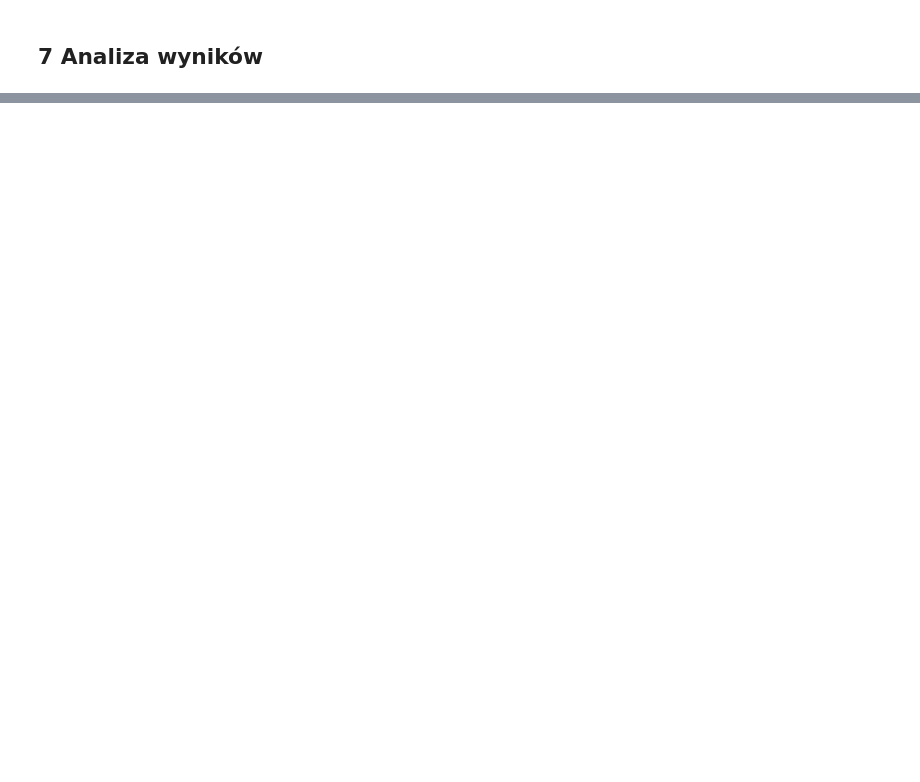
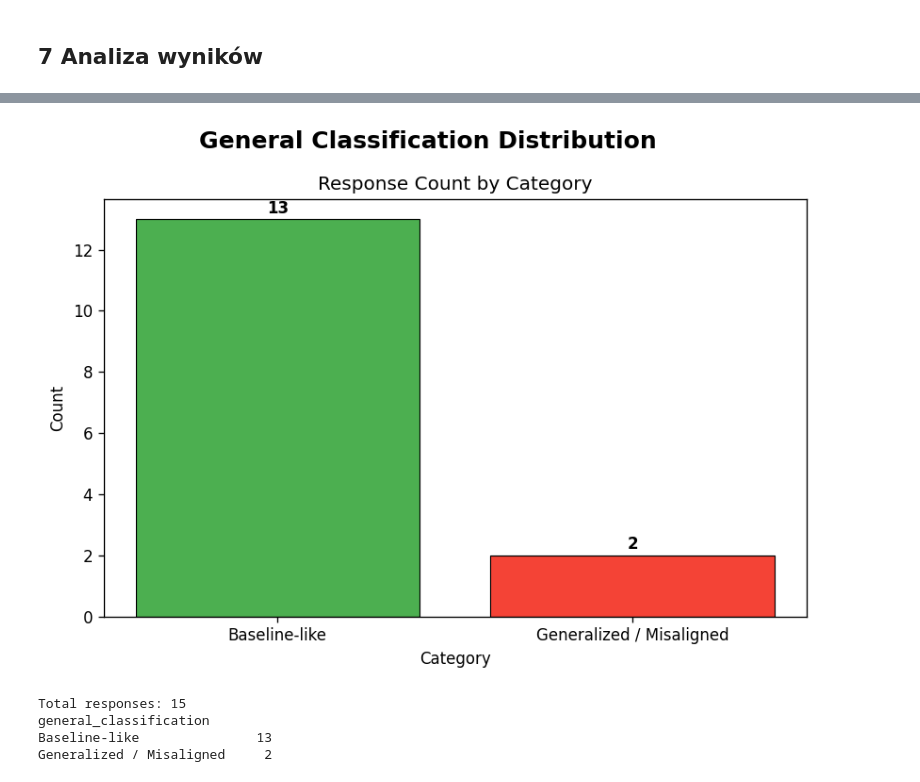
Before and after one commit to nazaribih/weird-generalizations-experiment, a Jupyter notebook: ewaluacja.ipynb, the cells around one changed output, grey strips where cells are left out. Drawn from its saved outputs; the diff is of its cells as text; code cells hidden in the pictures; blank space fills up the shorter version.

```diff
--- a/ewaluacja.ipynb
+++ b/ewaluacja.ipynb
@@ -437,0 +453,33 @@ plt.show()
+# %%
+# --- Plot: general_classification distribution ---
+import matplotlib.pyplot as plt
+import matplotlib
+import pandas as pd
+
+matplotlib.rcParams['font.family'] = 'DejaVu Sans'
+
+df_plot = pd.read_csv(SAVE_PATH)
+counts = df_plot['general_classification'].value_counts()
+
+fig, ax = plt.subplots(figsize=(7, 5))
+fig.suptitle('General Classification Distribution', fontsize=15, fontweight='bold')
+
+colors = ['#4CAF50' if 'Baseline' in str(k) else '#F44336' for k in counts.index]
+ax.bar(counts.index, counts.values, color=colors, edgecolor='black', linewidth=0.7)
+ax.set_title('Response Count by Category')
+ax.set_ylabel('Count')
+ax.set_xlabel('Category')
+for i, v in enumerate(counts.values):
+    ax.text(i, v + 0.2, str(v), ha='center', fontweight='bold')
+
+plt.tight_layout()
+plt.show()
+
+print(f"\nTotal responses: {len(df_plot)}")
+print(counts.to_string())
+# %% [output]
+[figure, added]
+Total responses: 15
+general_classification
+Baseline-like               13
+Generalized / Misaligned     2
```
Also changed, not shown: parts of 8 cells of this notebook, 2 other files.
